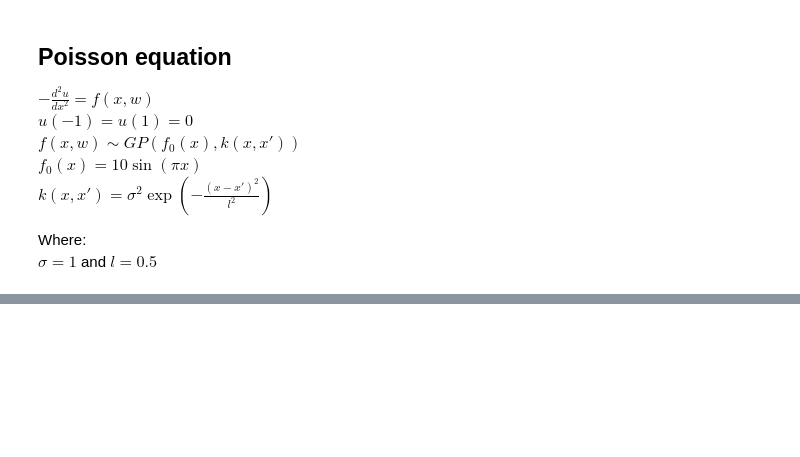
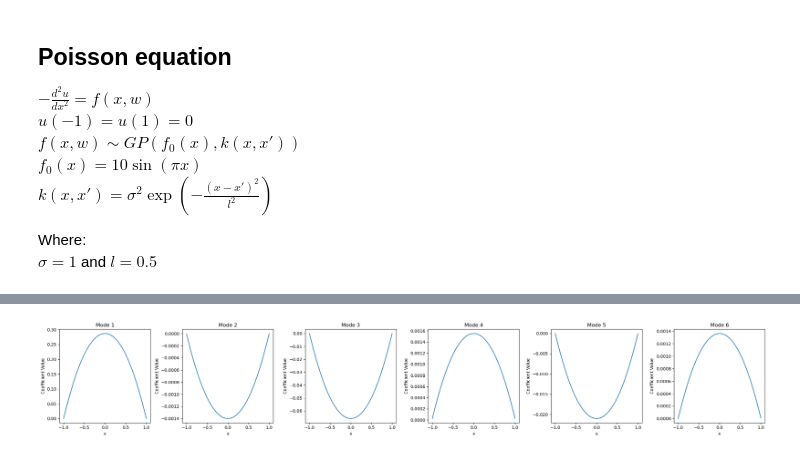
Before and after one commit to bonneted/pinn-cm, a Jupyter notebook: UQ/poisson_equation.ipynb, the cells around one changed output, grey strips where cells are left out. Saved outputs shown, nothing was run; the diff lists cells and outputs as text; code cells hidden in the pictures; blank space fills up the shorter version.

```diff
--- a/UQ/poisson_equation.ipynb
+++ b/UQ/poisson_equation.ipynb
@@ -195,7 +208,8 @@ torch.manual_seed(0)
 
 # Set the device
 device = torch.device("cuda" if torch.cuda.is_available() else "cpu")
-
+device = "cpu"
 def grad_i(Y,X,i):
     #calculate the partial derivative of y with respect to x_i
     return torch.autograd.grad(Y, X, grad_outputs=torch.ones_like(Y), create_graph=True)[0][:, None, i]
+print("Using GPU:", torch.cuda.is_available())
@@ -299,11 +315,10 @@ def compute_loss(x, xi, mean_model, coeffs_model, batch_size):
         # Combine the losses
         loss += pde_loss + bc_loss
 
-    loss = loss / batch_size + l2_regularization(mean_model) + l2_regularization(coeffs_model)
+    loss = loss / batch_size
     return loss
 # %%
-n_sensors = 10
-batch_size = 10
+n_sensors = 13
 
 xi_train = torch.randn((1000, truncation_order)).to(device)  # 1000 samples, `truncation_order` random variables
 x_train = torch.linspace(-1, 1, n_sensors).unsqueeze(-1).to(device)  # Corresponding x values
@@ -312,4 +327,4 @@ x_train.requires_grad = True
 # Models, Loss, and Optimizer
 mean_model = MeanNN(input_dim=1).to(device)
 coeffs_model = PCECoefficientNN(input_dim=1, output_dim=truncation_order).to(device)
-optimizer = optim.Adam(list(mean_model.parameters()) + list(coeffs_model.parameters()), lr=0.001)
+optimizer = optim.Adam(list(mean_model.parameters()) + list(coeffs_model.parameters()), lr=1e-3)
@@ -394,0 +384,46 @@ plt.show()
+# %%
+# Example usage:
+batch_size = 100
+lambda_reg = 1e-4
+epochs = 1000
+
+train(mean_model, coeffs_model, batch_size=batch_size, optimizer_choice="adam", epochs=10000, lr=0.001, lambda_reg=lambda_reg)
+# train(mean_model, coeffs_model, batch_size=100, optimizer_choice="l-bfgs", epochs=epochs, lambda_reg=lambda_reg)
+# %%
+def plot_modes(x_values, modes_to_plot):
+    # Convert x_values to a PyTorch tensor
+    x_tensor = torch.tensor(x_values, dtype=torch.float32).view(-1, 1)
+
+    # Evaluate the model (turn off gradient computation for evaluation)
+    with torch.no_grad():
+        coeffs_output = coeffs_model(x_tensor)
+
+    # Convert the outputs back to numpy for plotting
+    coeffs_numpy = coeffs_output.numpy()
+
+    # Number of modes to plot
+    num_modes = len(modes_to_plot)
+
+    # Create subplots for each mode
+    fig, axs = plt.subplots(1, num_modes, figsize=(4*num_modes, 4))
+
+    for i, mode in enumerate(modes_to_plot):
+        if num_modes > 1:
+            ax = axs[i]
+        else:
+            ax = axs
+        ax.plot(x_values, coeffs_numpy[:, mode-1], label=f"Mode {mode}")
+        ax.set_title(f"Mode {mode}")
+        ax.set_xlabel('x')
+        ax.set_ylabel('Coefficient Value')
+
+    plt.tight_layout()
+    plt.show()
+
+# Define the inputs and modes you want to visualize
+x_values = np.linspace(-1, 1, 100)
+modes_to_plot = [1,2,3,4,5, 6]  # For example, if you want to plot the first three modes. Adjust this as needed.
+
+plot_modes(x_values, modes_to_plot)
+# %% [output]
+[figure, added]
```
Also changed, not shown: parts of 11 cells of this notebook.
